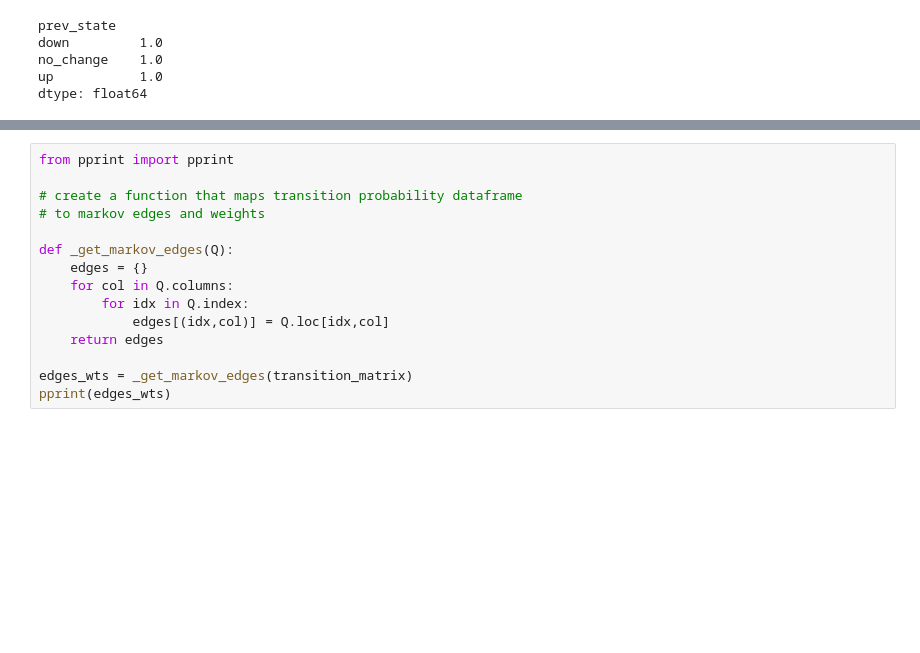
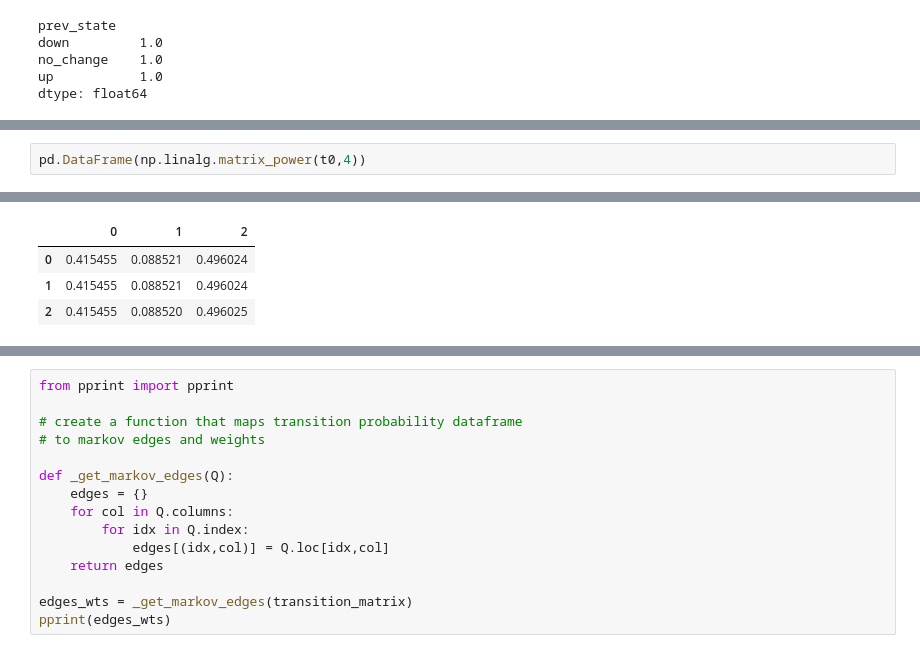
Before and after one commit to saritmaitra/Markov_Model, a Jupyter notebook: Markov_regime_switching.ipynb, the cells around one changed output, grey strips where cells are left out. Saved outputs shown, nothing was run; the diff lists cells and outputs as text; blank space fills up the shorter version.

```diff
--- a/Markov_regime_switching.ipynb
+++ b/Markov_regime_switching.ipynb
@@ -204,0 +233,3 @@ dtype: float64
+# %%
+pd.DataFrame(np.linalg.matrix_power(t0,4))
+# %% [output]
@@ -204,0 +237,4 @@ dtype: float64
+|  | 0 | 1 | 2 |
+| 0 | 0.415455 | 0.088521 | 0.496024 |
+| 1 | 0.415455 | 0.088521 | 0.496024 |
+| 2 | 0.415455 | 0.088520 | 0.496025 |
```
Also changed, not shown: parts of 5 cells of this notebook.
